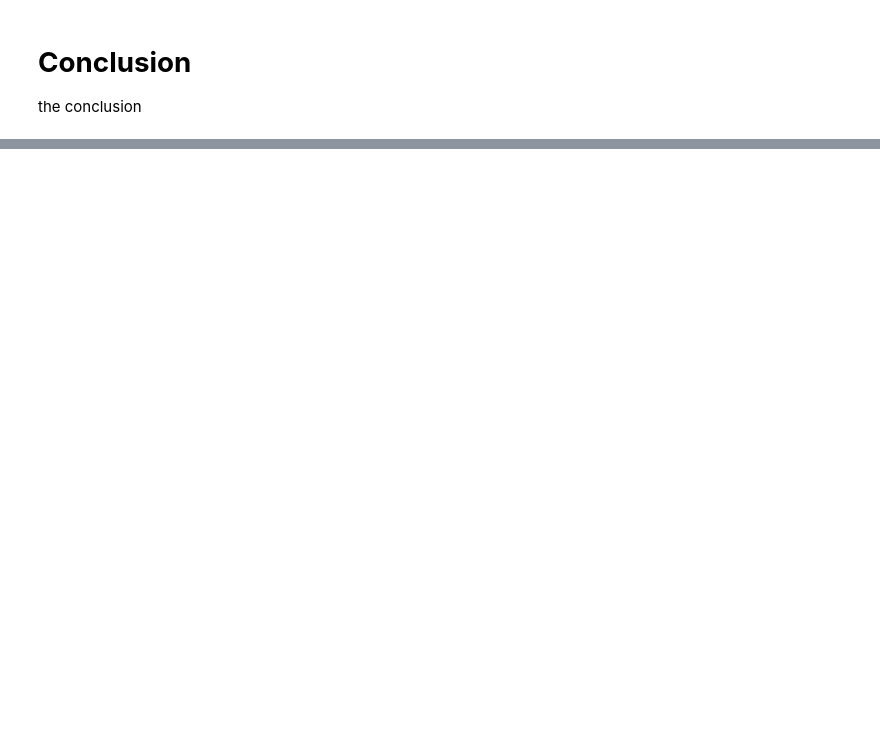
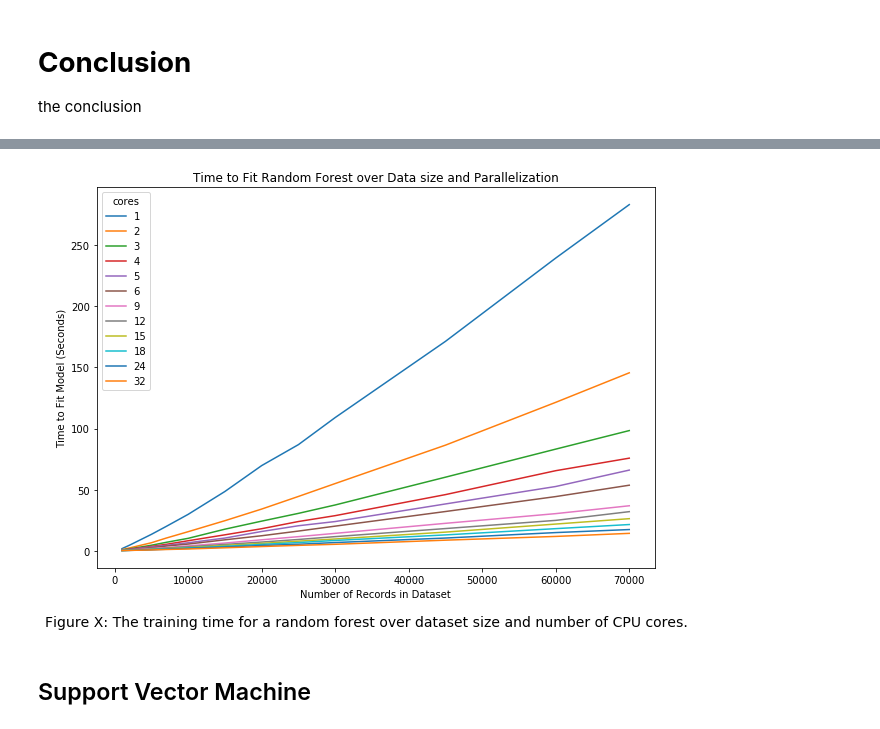
Before and after one commit to sjmiller8182/quant-the-world, a Jupyter notebook: case_study_4/RF_XGB_SVM.ipynb, the cells around one changed output, grey strips where cells are left out. Saved outputs shown, nothing was run; the diff lists cells and outputs as text; code cells hidden in the pictures; blank space fills up the shorter version.

```diff
--- a/case_study_4/RF_XGB_SVM.ipynb
+++ b/case_study_4/RF_XGB_SVM.ipynb
@@ -356,0 +784,15 @@ X_train, X_test, y_train, y_test = train_test_split(encoded_pca,
+# %%
+time_data = pd.read_csv('./data/RF_profiling.csv')
+df = time_data.pivot(index='sizes', columns='cores', values='times')
+
+df.plot(figsize = (10,7))
+plt.ylabel('Time to Fit Model (Seconds)')
+plt.xlabel('Number of Records in Dataset')
+plt.title('Time to Fit Random Forest over Data size and Parallelization');
+caption = 'Figure X: The training time for a random forest over dataset size and number of CPU cores.'
+plt.figtext(0.5, 0.01, caption, wrap=True, horizontalalignment='center', fontsize=14);
+plt.savefig('./images/RF_profile.png')
+# %% [output]
+[figure, added]
+# %% [markdown]
+## Support Vector Machine
```
Also changed, not shown: parts of 76 cells of this notebook, 5 other files.
